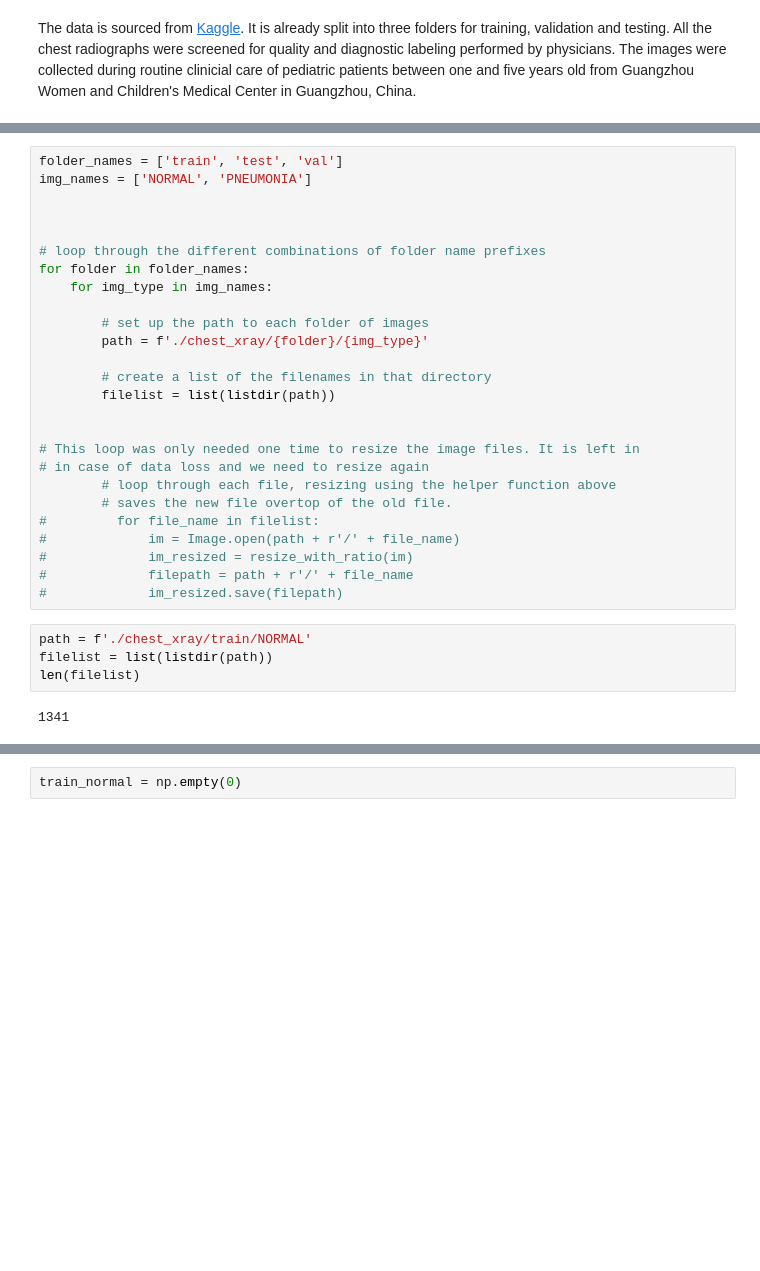
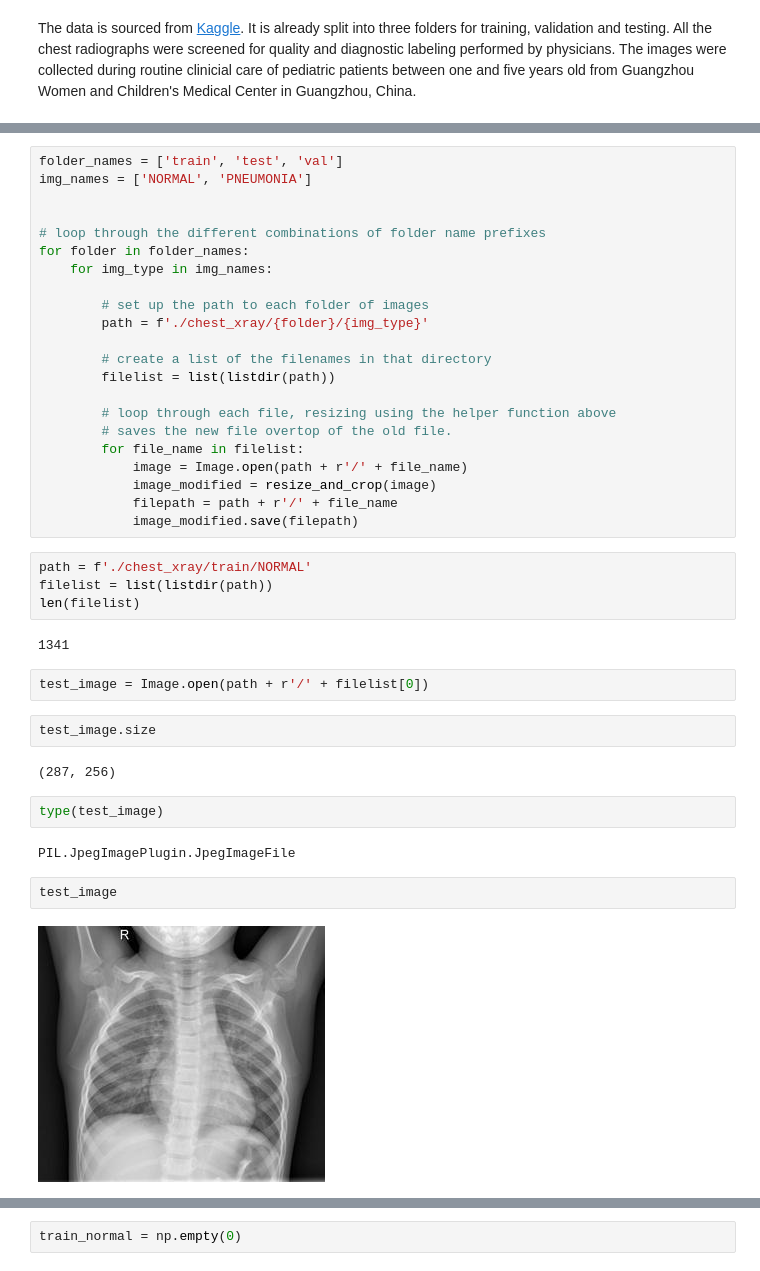
Before and after one commit to brtracy/phase_4_project, a Jupyter notebook: EDA.ipynb, the cells around one changed output, grey strips where cells are left out. Saved outputs shown, nothing was run; the diff lists cells and outputs as text; blank space fills up the shorter version.

Commit message:
updated resize function to crop to square

```diff
--- a/EDA.ipynb
+++ b/EDA.ipynb
@@ -58,7 +84,6 @@ def resize_with_ratio(image, min_size=256):
 # %%
 folder_names = ['train', 'test', 'val']
 img_names = ['NORMAL', 'PNEUMONIA']
-
 
 
 # loop through the different combinations of folder name prefixes
@@ -71,19 +96,30 @@ for folder in folder_names:
         # create a list of the filenames in that directory
         filelist = list(listdir(path))
 
-
-# This loop was only needed one time to resize the image files. It is left in
-# in case of data loss and we need to resize again
         # loop through each file, resizing using the helper function above
         # saves the new file overtop of the old file.
-#         for file_name in filelist:
-#             im = Image.open(path + r'/' + file_name)
-#             im_resized = resize_with_ratio(im)
-#             filepath = path + r'/' + file_name
-#             im_resized.save(filepath)
+        for file_name in filelist:
+            image = Image.open(path + r'/' + file_name)
+            image_modified = resize_and_crop(image)
+            filepath = path + r'/' + file_name
+            image_modified.save(filepath)
 # %%
 path = f'./chest_xray/train/NORMAL'
 filelist = list(listdir(path))
 len(filelist)
 # %% [output]
 1341
+# %%
+test_image = Image.open(path + r'/' + filelist[0])
+# %%
+test_image.size
+# %% [output]
+(287, 256)
+# %%
+type(test_image)
+# %% [output]
+PIL.JpegImagePlugin.JpegImageFile
+# %%
+test_image
+# %% [output]
+[figure, added]
```
Also changed, not shown: parts of 15 cells of this notebook.
